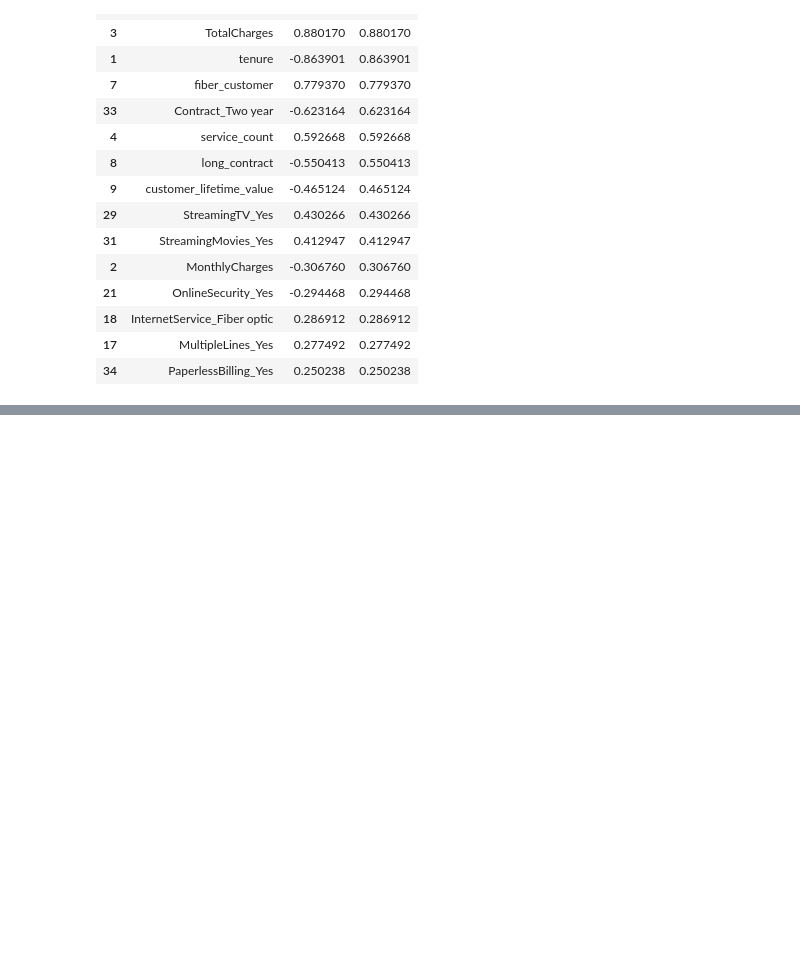
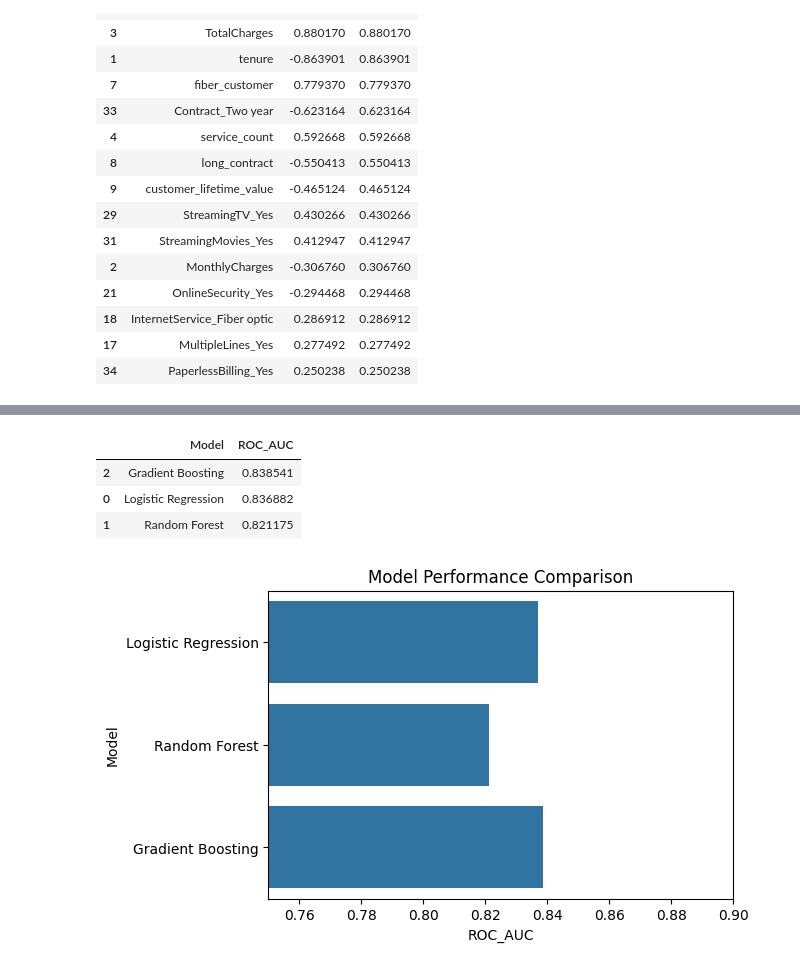
Before and after one commit to deekshitha9131/telecom_churn_analysis, a Jupyter notebook: notebooks/05_modeling.ipynb, the cells around one changed output, grey strips where cells are left out. Saved outputs shown, nothing was run; the diff lists cells and outputs as text; code cells hidden in the pictures; blank space fills up the shorter version.

Commit message:
modeling

```diff
--- a/notebooks/05_modeling.ipynb
+++ b/notebooks/05_modeling.ipynb
@@ -201,0 +273,36 @@ comparison
+# %%
+comparison = pd.DataFrame({
+    "Model": [
+        "Logistic Regression",
+        "Random Forest",
+        "Gradient Boosting"
+    ],
+    "ROC_AUC": [
+        roc,
+        rf_auc,
+        gb_auc
+    ]
+})
+
+comparison.sort_values("ROC_AUC", ascending=False)
+# %% [output]
+|  | Model | ROC_AUC |
+| 2 | Gradient Boosting | 0.838541 |
+| 0 | Logistic Regression | 0.836882 |
+| 1 | Random Forest | 0.821175 |
+# %%
+plt.figure(figsize=(6,4))
+
+sns.barplot(
+    data=comparison,
+    x="ROC_AUC",
+    y="Model"
+)
+
+plt.title("Model Performance Comparison")
+
+plt.xlim(0.75,0.90)
+
+plt.show()
+# %% [output]
+[figure, added]
```
Also changed, not shown: parts of 16 cells of this notebook, 2 other files.
